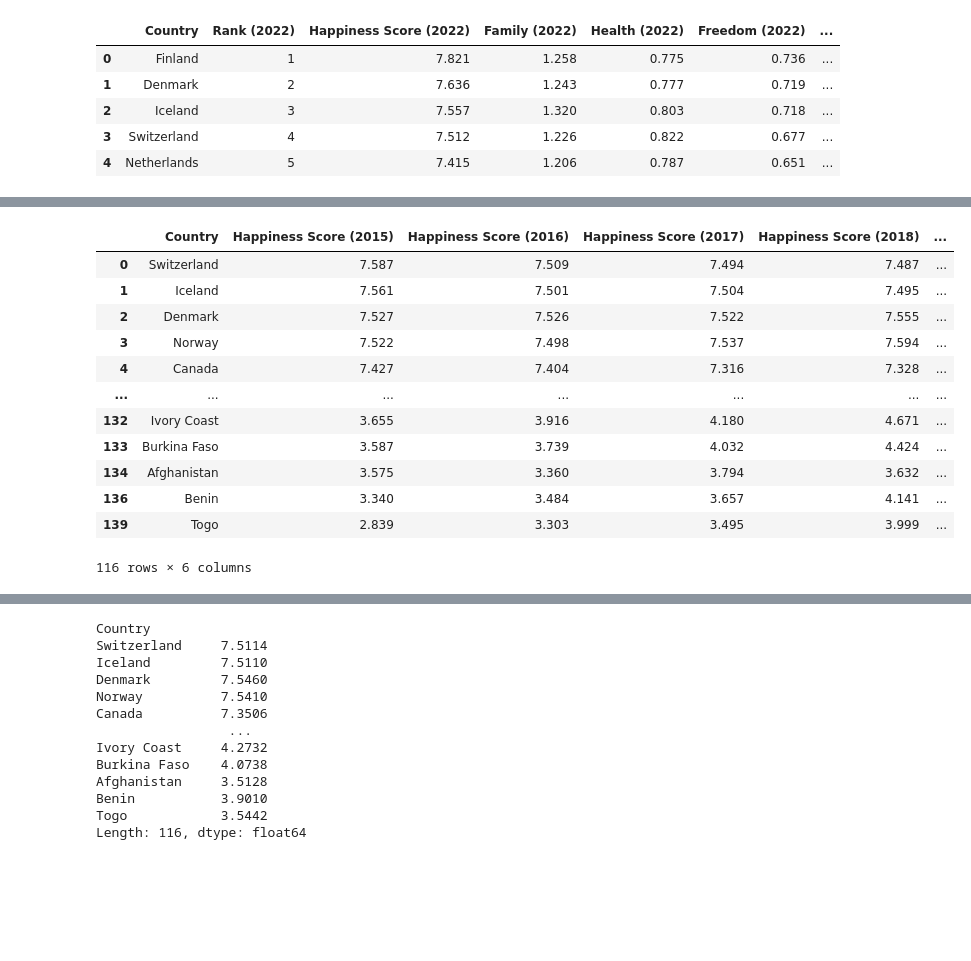
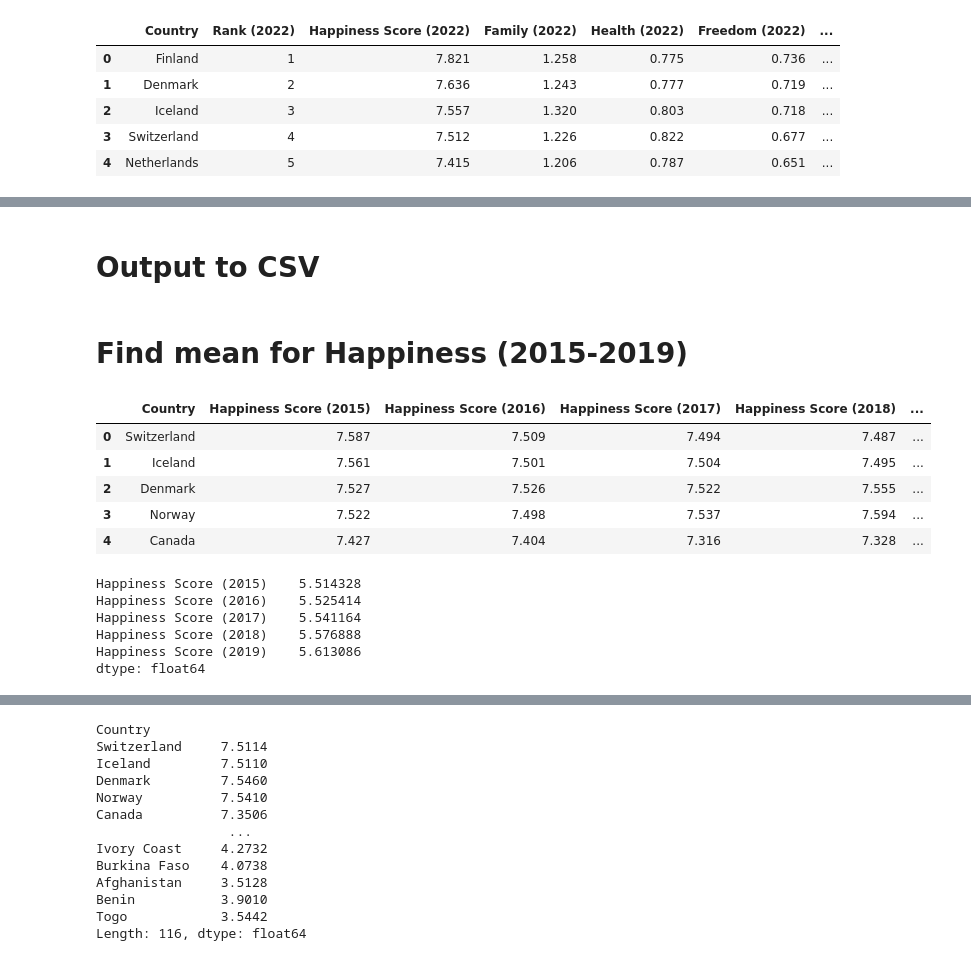
Before and after one commit to tvaughn905/Project-1, a Jupyter notebook: Perceptions_of_corruption.ipynb, the cells around one changed output, grey strips where cells are left out. Saved outputs shown, nothing was run; the diff lists cells and outputs as text; code cells hidden in the pictures; blank space fills up the shorter version.

```diff
--- a/Perceptions_of_corruption.ipynb
+++ b/Perceptions_of_corruption.ipynb
@@ -225,22 +264,31 @@ merged_df.head()
+# %% [markdown]
+# Output to CSV
 # %%
 merged_df.to_csv("Output_data/Happiness_df.csv", index_label="Index")
+# %% [markdown]
+# Find mean for Happiness (2015-2019)
 # %%
+#grab only Happines data
 Happiness_Score_df = merged_df[["Country", "Happiness Score (2015)", "Happiness Score (2016)",
                      "Happiness Score (2017)", "Happiness Score (2018)",
                      "Happiness Score (2019)"]]
-Happiness_Score_df
+Happiness_Score_df.head()
 # %% [output]
 |  | Country | Happiness Score (2015) | Happiness Score (2016) | Happiness Score (2017) | Happiness Score (2018) | ... |
 | 0 | Switzerland | 7.587 | 7.509 | 7.494 | 7.487 | ... |
 | 1 | Iceland | 7.561 | 7.501 | 7.504 | 7.495 | ... |
 | 2 | Denmark | 7.527 | 7.526 | 7.522 | 7.555 | ... |
 | 3 | Norway | 7.522 | 7.498 | 7.537 | 7.594 | ... |
 | 4 | Canada | 7.427 | 7.404 | 7.316 | 7.328 | ... |
-| ... | ... | ... | ... | ... | ... | ... |
-| 132 | Ivory Coast | 3.655 | 3.916 | 4.180 | 4.671 | ... |
-| 133 | Burkina Faso | 3.587 | 3.739 | 4.032 | 4.424 | ... |
-| 134 | Afghanistan | 3.575 | 3.360 | 3.794 | 3.632 | ... |
-| 136 | Benin | 3.340 | 3.484 | 3.657 | 4.141 | ... |
-| 139 | Togo | 2.839 | 3.303 | 3.495 | 3.999 | ... |
-116 rows × 6 columns
+# %%
+#find mean for each year
+Happiness_Year_Mean = Happiness_Score_df.mean()
+Happiness_Year_Mean
+# %% [output]
+Happiness Score (2015)    5.514328
+Happiness Score (2016)    5.525414
+Happiness Score (2017)    5.541164
+Happiness Score (2018)    5.576888
+Happiness Score (2019)    5.613086
+dtype: float64
 # %%
```
Also changed, not shown: parts of 33 cells of this notebook, 2 other files.
